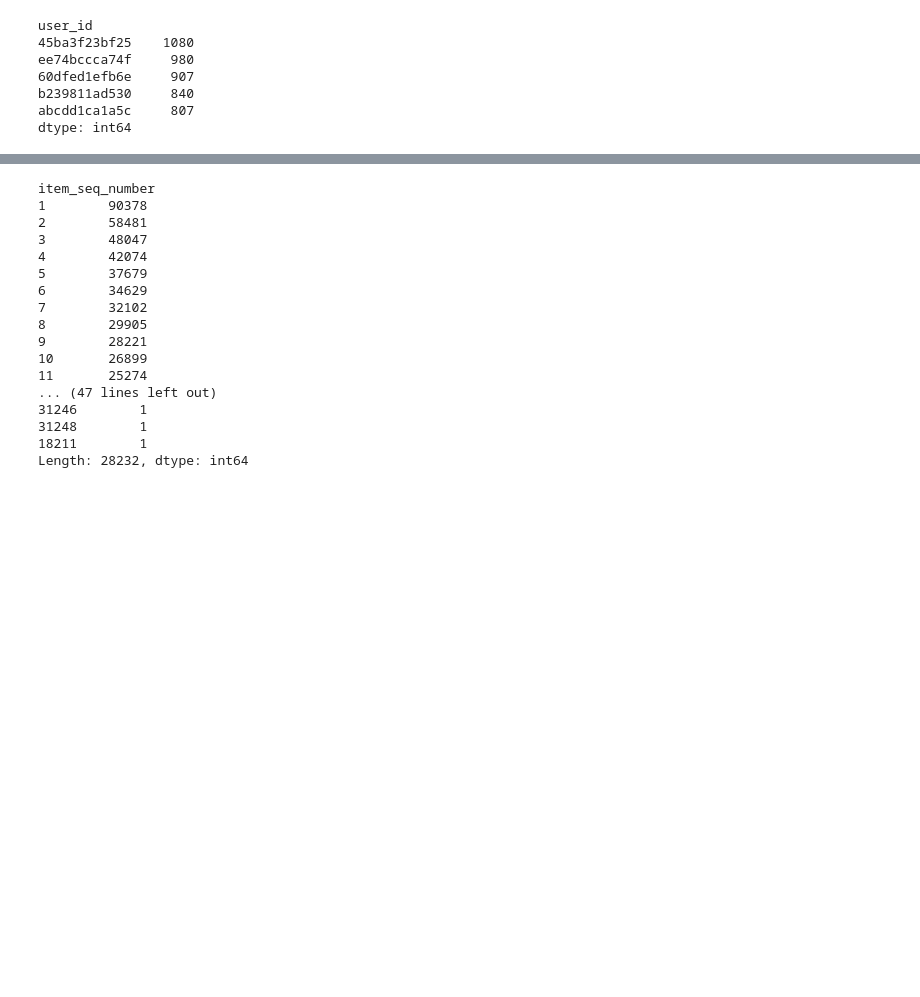
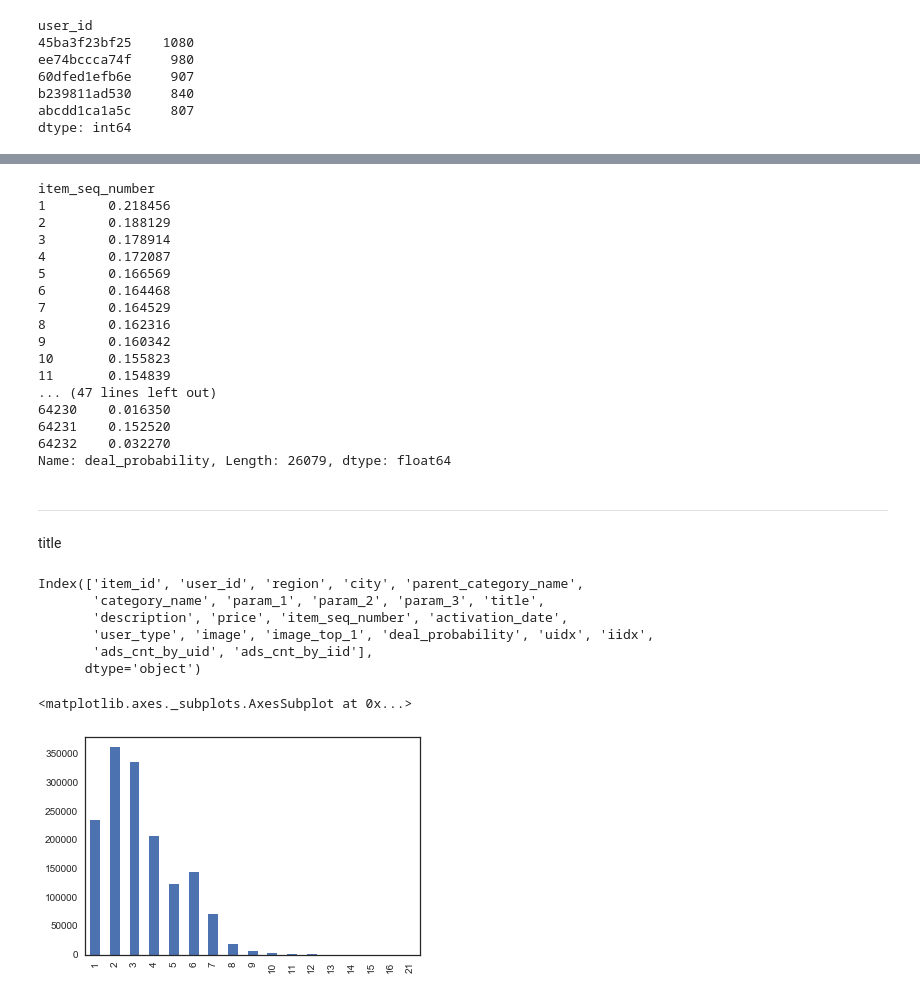
Before and after one commit to ihongChen/kaggle_Avito, a Jupyter notebook: src/eda1.ipynb, the cells around one changed output, grey strips where cells are left out. Drawn from its saved outputs; the diff is of its cells as text; code cells hidden in the pictures; blank space fills up the shorter version.

```diff
--- a/src/eda1.ipynb
+++ b/src/eda1.ipynb
@@ -427,20 +689,42 @@ array(['Shop'], dtype=object)
 # %%
-df_train.groupby('item_seq_number').size().sort_values(ascending=False)
+df_train.groupby('item_seq_number').deal_probability.mean()
 # %% [output]
 item_seq_number
-1        90378
-2        58481
-3        48047
-4        42074
-5        37679
-6        34629
-7        32102
-8        29905
-9        28221
-10       26899
-11       25274
+1        0.218456
+2        0.188129
+3        0.178914
+4        0.172087
+5        0.166569
+6        0.164468
+7        0.164529
+8        0.162316
+9        0.160342
+10       0.155823
+11       0.154839
 ... (47 lines left out)
-31246        1
-31248        1
-18211        1
-Length: 28232, dtype: int64
+64230    0.016350
+64231    0.152520
+64232    0.032270
+Name: deal_probability, Length: 26079, dtype: float64
+# %% [markdown]
+___
+# %% [markdown]
+title
+# %%
+df_train.columns
+# %% [output]
+Index(['item_id', 'user_id', 'region', 'city', 'parent_category_name',
+       'category_name', 'param_1', 'param_2', 'param_3', 'title',
+       'description', 'price', 'item_seq_number', 'activation_date',
+       'user_type', 'image', 'image_top_1', 'deal_probability', 'uidx', 'iidx',
+       'ads_cnt_by_uid', 'ads_cnt_by_iid'],
+      dtype='object')
+# %%
+df_train['title'] = df_train.title.fillna(" ")
+df_train['title_len'] = df_train.title.apply(lambda x:len(x.split())).astype('uint8')
+df_train['title_char'] = df_train.title.apply(len).astype('uint8')
+# %%
+df_train.title_len.value_counts(sort=False).plot(kind='bar')
+# %% [output]
+<matplotlib.axes._subplots.AxesSubplot at 0x...>
+[figure, added]
```
Also changed, not shown: parts of 156 cells of this notebook.
